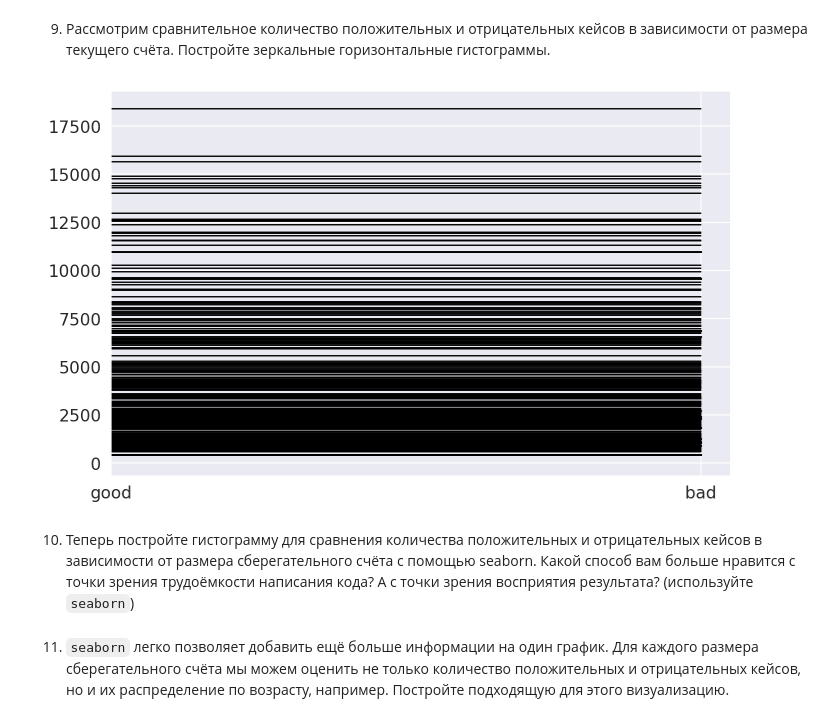
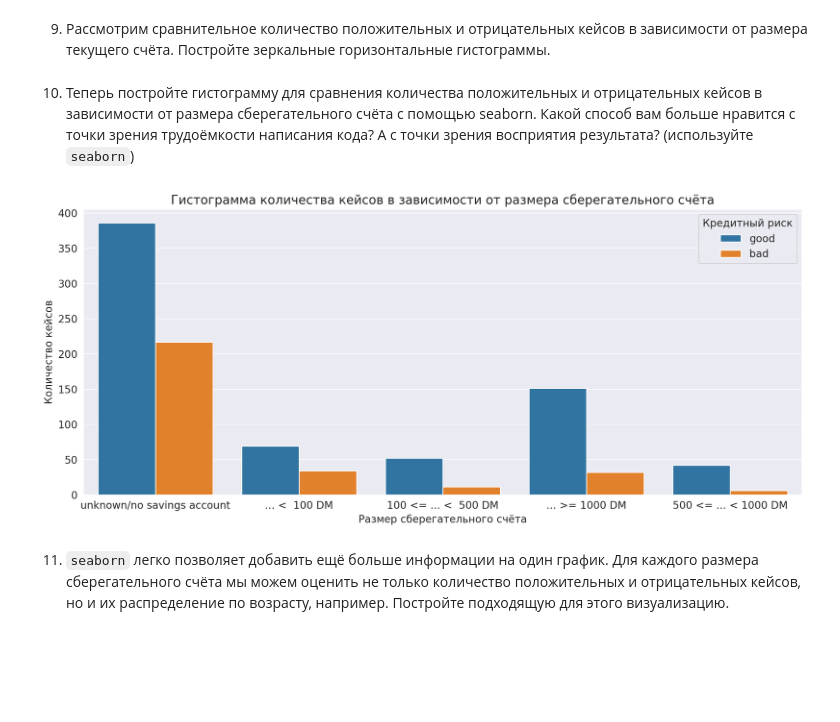
Before and after one commit to EdPogosyan/ML_Ed, a Jupyter notebook: HW-1/hw_practice_sirius_01_pandas_numpy_viz.ipynb, the cells around one changed output. Drawn from its saved outputs; the diff is of its cells as text; code cells hidden in the pictures; blank space fills up the shorter version.

```diff
--- a/HW-1/hw_practice_sirius_01_pandas_numpy_viz.ipynb
+++ b/HW-1/hw_practice_sirius_01_pandas_numpy_viz.ipynb
@@ -810,11 +810,5 @@ german_credit_df.tail(5)
 # %% [markdown]
 
 9. Рассмотрим сравнительное количество положительных и отрицательных кейсов в зависимости от размера текущего счёта. Постройте зеркальные горизонтальные гистограммы.
-# %%
-plt.barh(german_credit_df["amount"], german_credit_df["credit_risk"], edgecolor='black')
-
-plt.show()
-# %% [output]
-[figure, removed]
 # %% [markdown]
 10. Теперь постройте гистограмму для сравнения количества положительных и отрицательных кейсов в зависимости от размера сберегательного счёта с помощью seaborn. Какой способ вам больше нравится с точки зрения трудоёмкости написания кода? А с точки зрения восприятия результата? (используйте `seaborn`)
@@ -823,2 +815,12 @@ plt.show()
+# %%
+plt.figure(figsize=(15, 6))
+sns.countplot(data=german_credit_df, x='savings', hue='credit_risk')
+plt.title('Гистограмма количества кейсов в зависимости от размера сберегательного счёта')
+plt.xlabel('Размер сберегательного счёта')
+plt.ylabel('Количество кейсов')
+plt.legend(title='Кредитный риск', loc='upper right')
+plt.show()
+# %% [output]
+[figure, added]
 # %% [markdown]
 11. `seaborn` легко позволяет добавить ещё больше информации на один график. Для каждого размера сберегательного счёта мы можем оценить не только количество положительных и отрицательных кейсов, но и их распределение по возрасту, например. Постройте подходящую для этого визуализацию.
```
Also changed, not shown: parts of 4 cells of this notebook.
